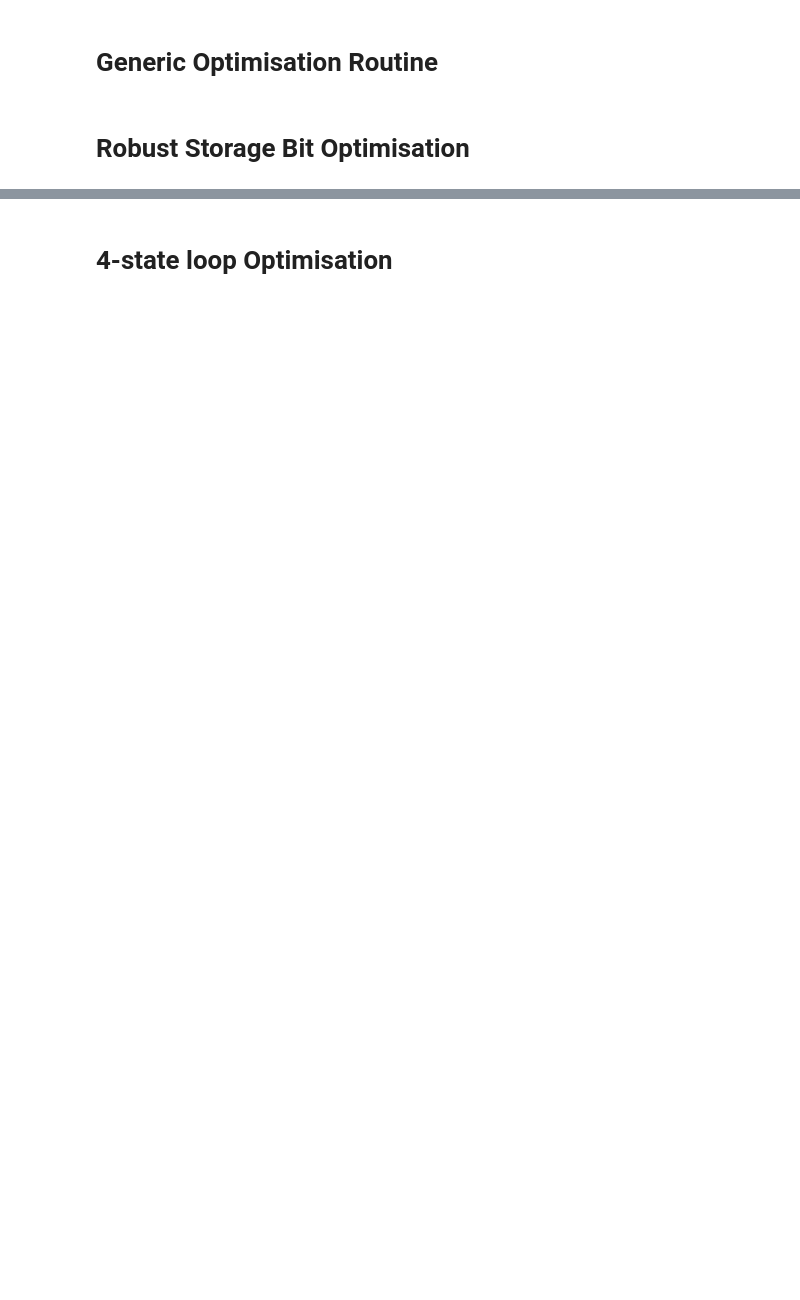
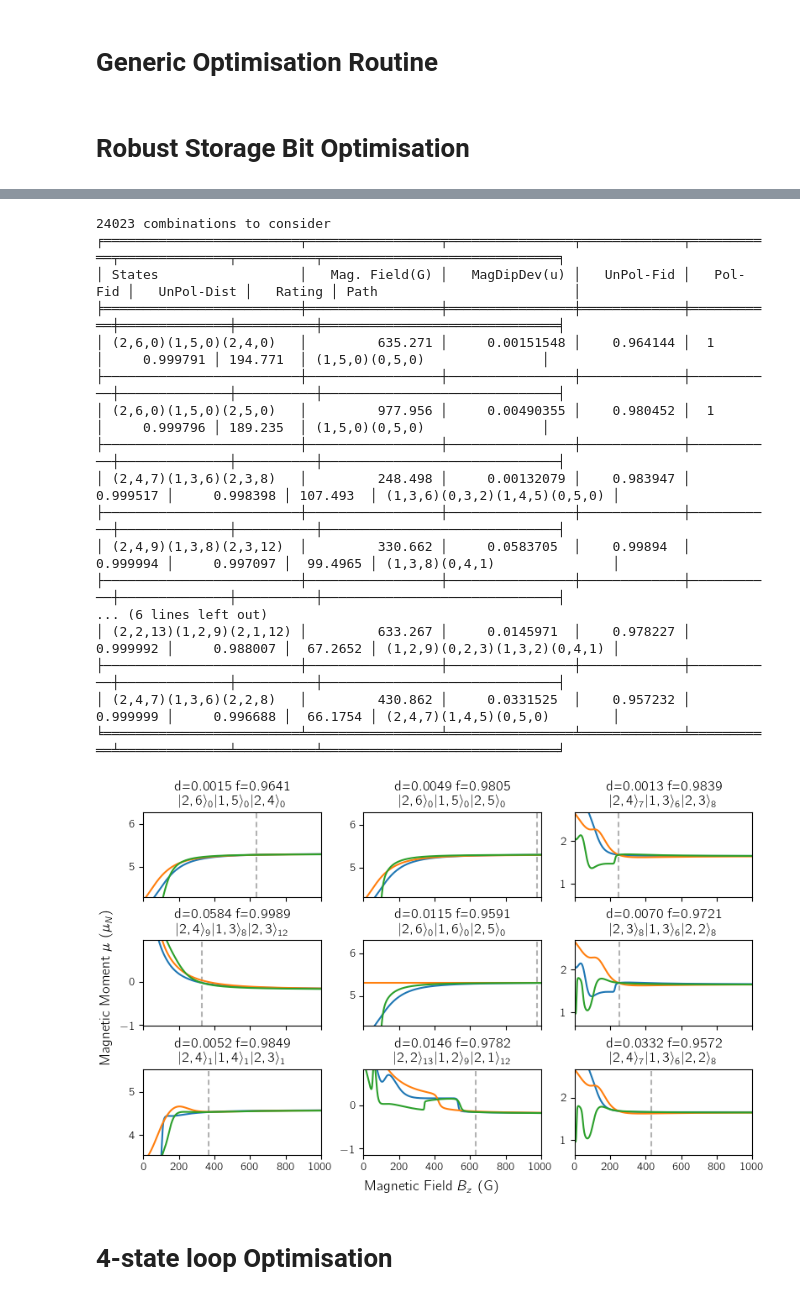
Before and after one commit to tomhepz/MolecularEnergyLevels, a Jupyter notebook: notebooks/optimiser.ipynb, the cells around one changed output, grey strips where cells are left out. Saved outputs shown, nothing was run; the diff lists cells and outputs as text; code cells hidden in the pictures; blank space fills up the shorter version.

```diff
--- a/notebooks/optimiser.ipynb
+++ b/notebooks/optimiser.ipynb
@@ -468,2 +510,50 @@ f=0.44412274066377455, bi=1199
+# %%
+# Find all possible combinations
+# two states in N, one in N+-1
+
+possibilities = []
+for N1 in [1]:#range(0,N_MAX+1): #[1]:#
+    for N2 in [2]:#[N1-1,N1+1]: #[0]:#
+        if N2 < 0 or N2 > N_MAX:
+            continue
+        F1 = round(N1+I1+I2)
+        F2 = round(N2+I1+I2)
+        for MF1 in [2,3,4,5]+([6] if N1>0 else []):#range(-F1,F1+1,1):
+            for p1 in [-1,0,1]:
+                for p2 in [-1,0,1]:
+                    if MF1+p1 > F2 or MF1+p1 < -F2 or MF1+p2 > F2 or MF1+p2 < -F2:
+                        continue
+                    MF2a = MF1+p1
+                    MF2b = MF1+p2
+                    if MF2a < MF2b:
+                        continue
+                    for i in range(label_degeneracy(N1,MF1)):
+                        for j in range(label_degeneracy(N2,MF2a)):
+                            for k in range(label_degeneracy(N2,MF2b)):
+                                if MF2a == MF2b and j <= k:
+                                    continue
+                                possibilities.append([(N2,MF2a,j),(N1,MF1,i),(N2,MF2b,k)])
+possibilities = np.array(possibilities)
+# %%
+maximise_fid_dev(possibilities,loop=False,required_crossing=[0,2])
+# %% [output]
+24023 combinations to consider
+╒═════════════════════════╤═════════════════╤════════════════╤═════════════╤═══════════╤══════════════╤══════════╤══════════════════════════════╕
+│ States                  │   Mag. Field(G) │   MagDipDev(u) │   UnPol-Fid │   Pol-Fid │   UnPol-Dist │   Rating │ Path                         │
+╞═════════════════════════╪═════════════════╪════════════════╪═════════════╪═══════════╪══════════════╪══════════╪══════════════════════════════╡
+│ (2,6,0)(1,5,0)(2,4,0)   │         635.271 │     0.00151548 │    0.964144 │  1        │     0.999791 │ 194.771  │ (1,5,0)(0,5,0)               │
+├─────────────────────────┼─────────────────┼────────────────┼─────────────┼───────────┼──────────────┼──────────┼──────────────────────────────┤
+│ (2,6,0)(1,5,0)(2,5,0)   │         977.956 │     0.00490355 │    0.980452 │  1        │     0.999796 │ 189.235  │ (1,5,0)(0,5,0)               │
+├─────────────────────────┼─────────────────┼────────────────┼─────────────┼───────────┼──────────────┼──────────┼──────────────────────────────┤
+│ (2,4,7)(1,3,6)(2,3,8)   │         248.498 │     0.00132079 │    0.983947 │  0.999517 │     0.998398 │ 107.493  │ (1,3,6)(0,3,2)(1,4,5)(0,5,0) │
+├─────────────────────────┼─────────────────┼────────────────┼─────────────┼───────────┼──────────────┼──────────┼──────────────────────────────┤
+│ (2,4,9)(1,3,8)(2,3,12)  │         330.662 │     0.0583705  │    0.99894  │  0.999994 │     0.997097 │  99.4965 │ (1,3,8)(0,4,1)               │
+├─────────────────────────┼─────────────────┼────────────────┼─────────────┼───────────┼──────────────┼──────────┼──────────────────────────────┤
+... (6 lines left out)
+│ (2,2,13)(1,2,9)(2,1,12) │         633.267 │     0.0145971  │    0.978227 │  0.999992 │     0.988007 │  67.2652 │ (1,2,9)(0,2,3)(1,3,2)(0,4,1) │
+├─────────────────────────┼─────────────────┼────────────────┼─────────────┼───────────┼──────────────┼──────────┼──────────────────────────────┤
+│ (2,4,7)(1,3,6)(2,2,8)   │         430.862 │     0.0331525  │    0.957232 │  0.999999 │     0.996688 │  66.1754 │ (2,4,7)(1,4,5)(0,5,0)        │
+╘═════════════════════════╧═════════════════╧════════════════╧═════════════╧═══════════╧══════════════╧══════════╧══════════════════════════════╛
+[figure, added]
 # %% [markdown]
 # 4-state loop Optimisation
```
Also changed, not shown: parts of 27 cells of this notebook, 10 other files.
